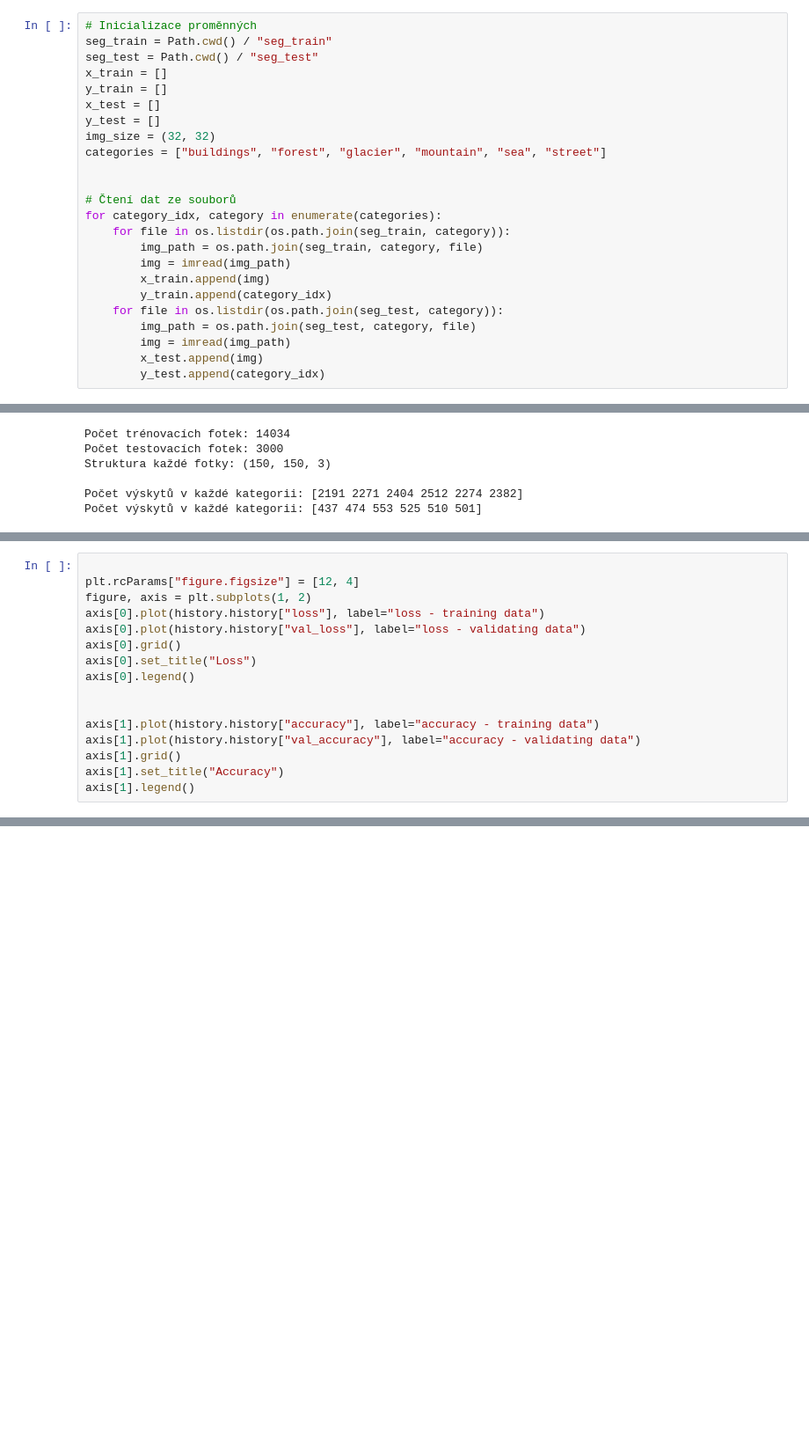
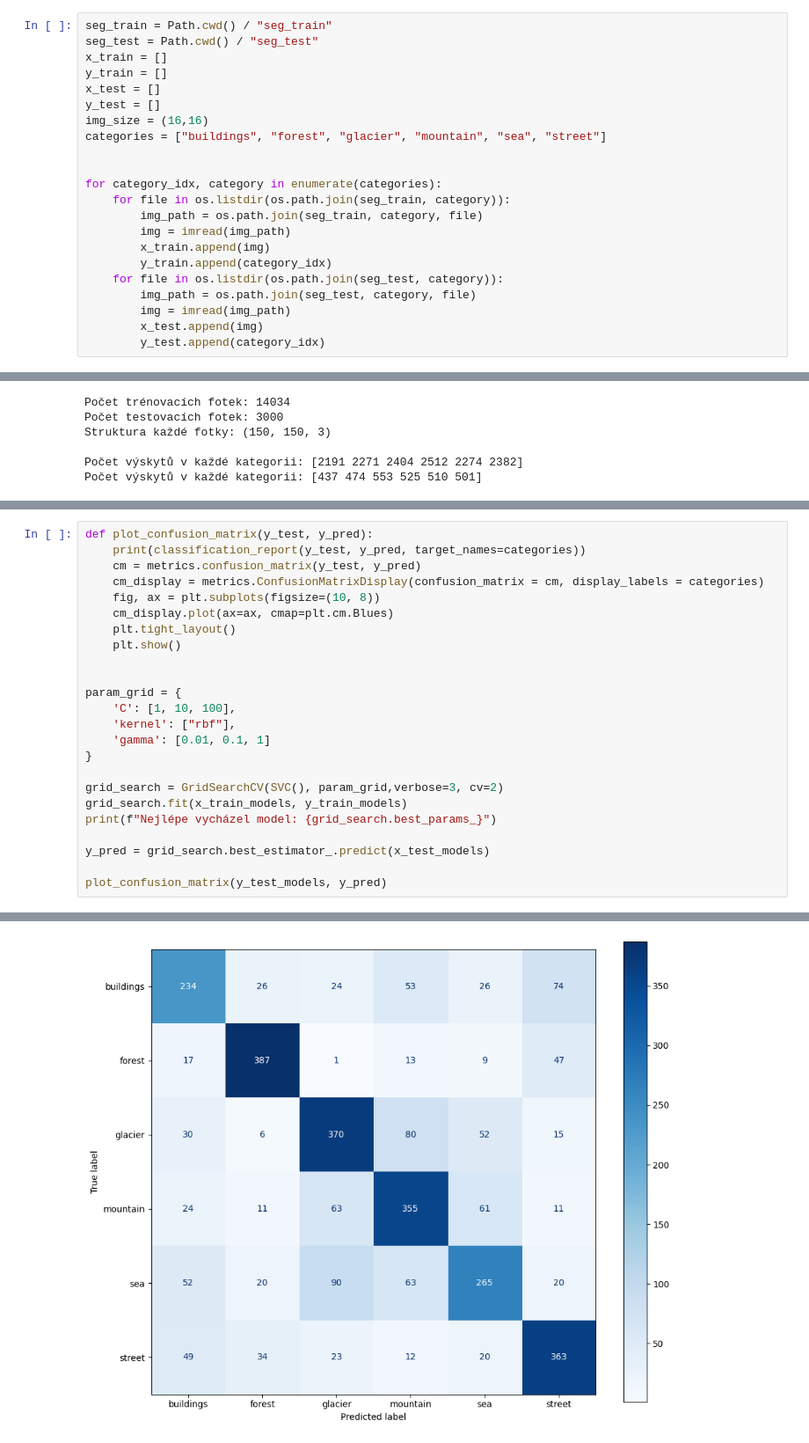
Before and after one commit to radeksmejky9/KI-USU, a Jupyter notebook: ML.ipynb, the cells around one changed output, grey strips where cells are left out. Shown at 88% size. Cells and saved outputs as stored; diff of their text form; blank space fills up the shorter version.

```diff
--- a/ML.ipynb
+++ b/ML.ipynb
@@ -24,16 +25,14 @@ from sklearn.metrics import classification_report, confusion_matrix
 # %%
-# Inicializace proměnných
 seg_train = Path.cwd() / "seg_train"
 seg_test = Path.cwd() / "seg_test"
 x_train = []
 y_train = []
 x_test = []
 y_test = []
-img_size = (32, 32)
+img_size = (16,16)
 categories = ["buildings", "forest", "glacier", "mountain", "sea", "street"]
 
 
-# Čtení dat ze souborů
 for category_idx, category in enumerate(categories):
     for file in os.listdir(os.path.join(seg_train, category)):
         img_path = os.path.join(seg_train, category, file)
@@ -182,16 +100,0 @@ plot_confusion_matrix(y_pred_nn, y_test_nn)
-# %%
-
-plt.rcParams["figure.figsize"] = [12, 4]
-figure, axis = plt.subplots(1, 2)
-axis[0].plot(history.history["loss"], label="loss - training data")
-axis[0].plot(history.history["val_loss"], label="loss - validating data")
-axis[0].grid()
-axis[0].set_title("Loss")
-axis[0].legend()
-
-
-axis[1].plot(history.history["accuracy"], label="accuracy - training data")
-axis[1].plot(history.history["val_accuracy"], label="accuracy - validating data")
-axis[1].grid()
-axis[1].set_title("Accuracy")
-axis[1].legend()
@@ -197,0 +105,25 @@ axis[1].legend()
+# %%
+def plot_confusion_matrix(y_test, y_pred):
+    print(classification_report(y_test, y_pred, target_names=categories))
+    cm = metrics.confusion_matrix(y_test, y_pred)
+    cm_display = metrics.ConfusionMatrixDisplay(confusion_matrix = cm, display_labels = categories)
+    fig, ax = plt.subplots(figsize=(10, 8))
+    cm_display.plot(ax=ax, cmap=plt.cm.Blues)
+    plt.tight_layout()
+    plt.show()
+
+
+param_grid = {
+    'C': [1, 10, 100],
+    'kernel': ["rbf"],
+    'gamma': [0.01, 0.1, 1]
+}
+
+grid_search = GridSearchCV(SVC(), param_grid,verbose=3, cv=2)
+grid_search.fit(x_train_models, y_train_models)
+print(f"Nejlépe vycházel model: {grid_search.best_params_}")
+
+y_pred = grid_search.best_estimator_.predict(x_test_models)
+
+plot_confusion_matrix(y_test_models, y_pred)
+# %% [output]
@@ -197,0 +147 @@ axis[1].legend()
+[figure, added]
```
Also changed, not shown: parts of 18 cells of this notebook.
